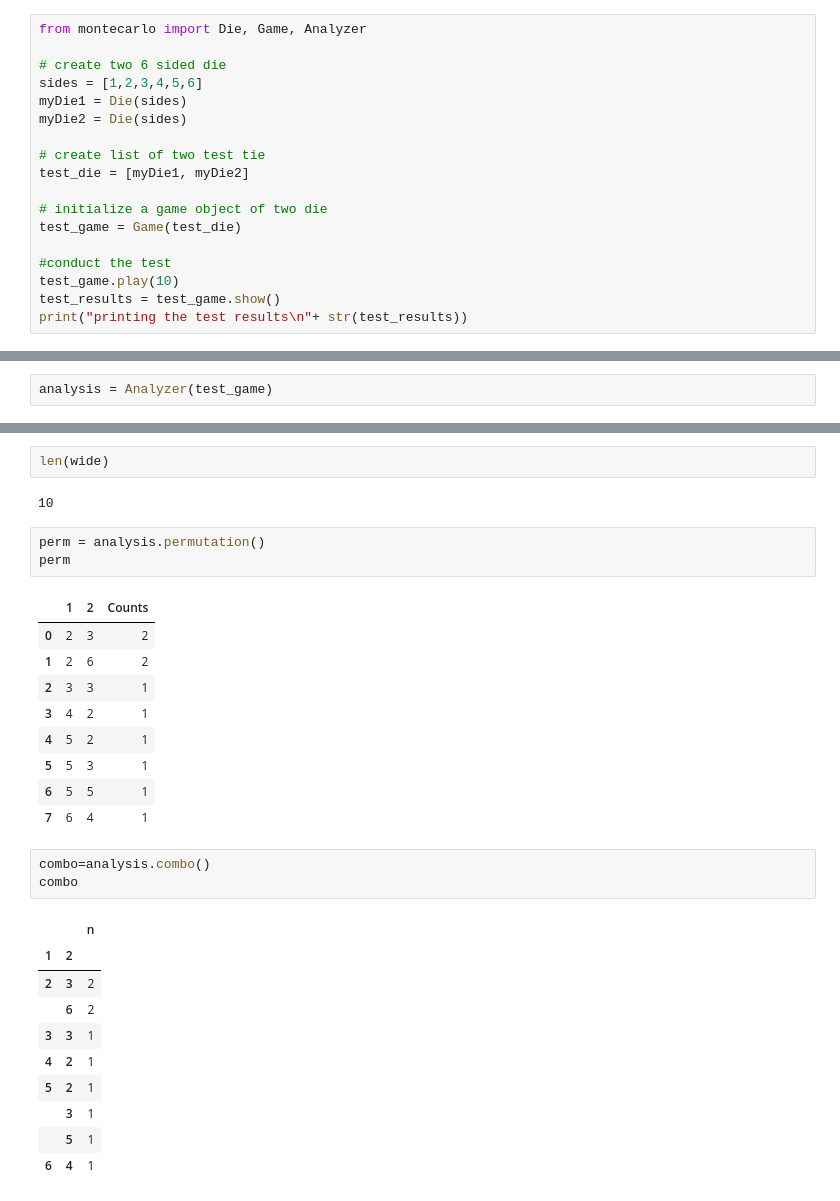
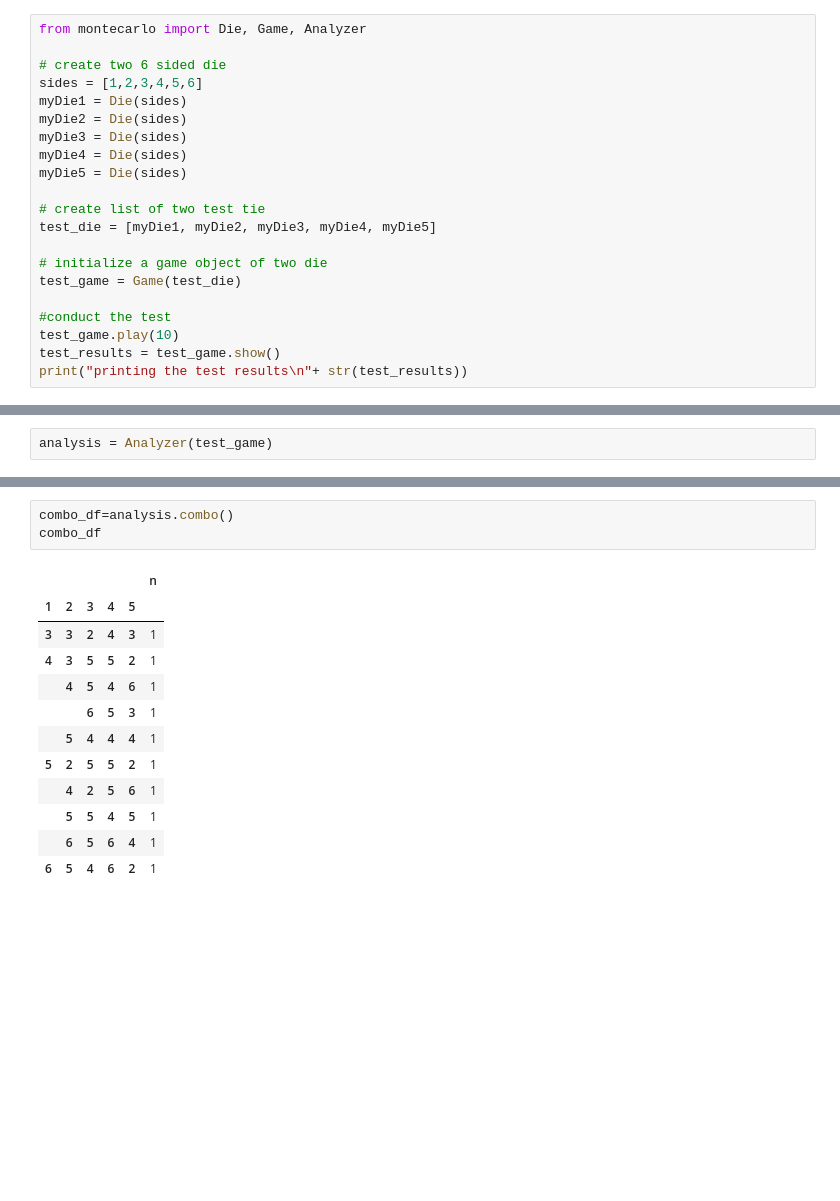
Before and after one commit to bmcgregor22/DS5100_Final_Project_BM3PK, a Jupyter notebook: demo/monte_carlo_demo.ipynb, the cells around one changed output, grey strips where cells are left out. Drawn from its saved outputs; the diff is of its cells as text; blank space fills up the shorter version.

```diff
--- a/demo/monte_carlo_demo.ipynb
+++ b/demo/monte_carlo_demo.ipynb
@@ -5,9 +5,12 @@ from montecarlo import Die, Game, Analyzer
 sides = [1,2,3,4,5,6]
 myDie1 = Die(sides)
 myDie2 = Die(sides)
+myDie3 = Die(sides)
+myDie4 = Die(sides)
+myDie5 = Die(sides)
 
 # create list of two test tie
-test_die = [myDie1, myDie2]
+test_die = [myDie1, myDie2, myDie3, myDie4, myDie5]
 
 # initialize a game object of two die
 test_game = Game(test_die)
@@ -131,31 +103,16 @@ wide
-# %%
-len(wide)
-# %% [output]
-10
-# %%
-perm = analysis.permutation()
-perm
-# %% [output]
-|  | 1 | 2 | Counts |
-| 0 | 2 | 3 | 2 |
-| 1 | 2 | 6 | 2 |
-| 2 | 3 | 3 | 1 |
-| 3 | 4 | 2 | 1 |
-| 4 | 5 | 2 | 1 |
-| 5 | 5 | 3 | 1 |
-| 6 | 5 | 5 | 1 |
-| 7 | 6 | 4 | 1 |
 # %%
-combo=analysis.combo()
-combo
+combo_df=analysis.combo()
+combo_df
 # %% [output]
-|  |  | n |
-| 1 | 2 |  |
-| 2 | 3 | 2 |
-|  | 6 | 2 |
-| 3 | 3 | 1 |
-| 4 | 2 | 1 |
-| 5 | 2 | 1 |
-|  | 3 | 1 |
-|  | 5 | 1 |
-| 6 | 4 | 1 |
+|  |  |  |  |  | n |
+| 1 | 2 | 3 | 4 | 5 |  |
+| 3 | 3 | 2 | 4 | 3 | 1 |
+| 4 | 3 | 5 | 5 | 2 | 1 |
+|  | 4 | 5 | 4 | 6 | 1 |
+|  |  | 6 | 5 | 3 | 1 |
+|  | 5 | 4 | 4 | 4 | 1 |
+| 5 | 2 | 5 | 5 | 2 | 1 |
+|  | 4 | 2 | 5 | 6 | 1 |
+|  | 5 | 5 | 4 | 5 | 1 |
+|  | 6 | 5 | 6 | 4 | 1 |
+| 6 | 5 | 4 | 6 | 2 | 1 |
```
Also changed, not shown: parts of 15 cells of this notebook, 2 other files.
